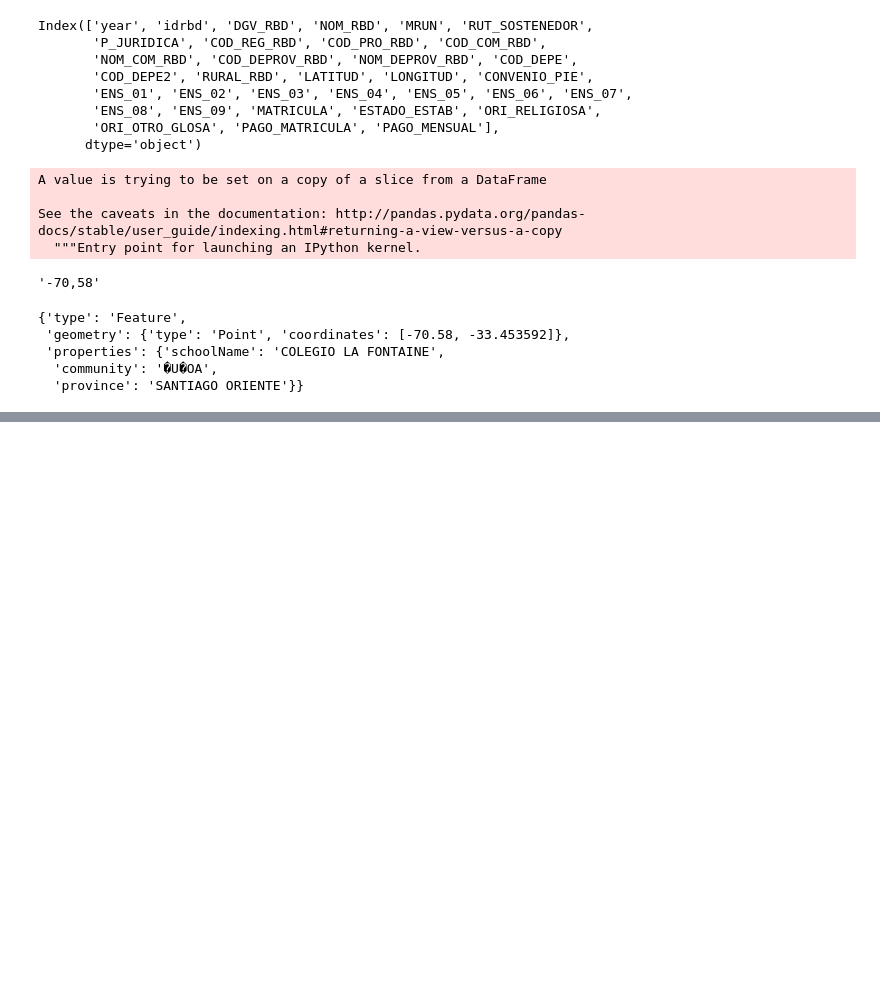
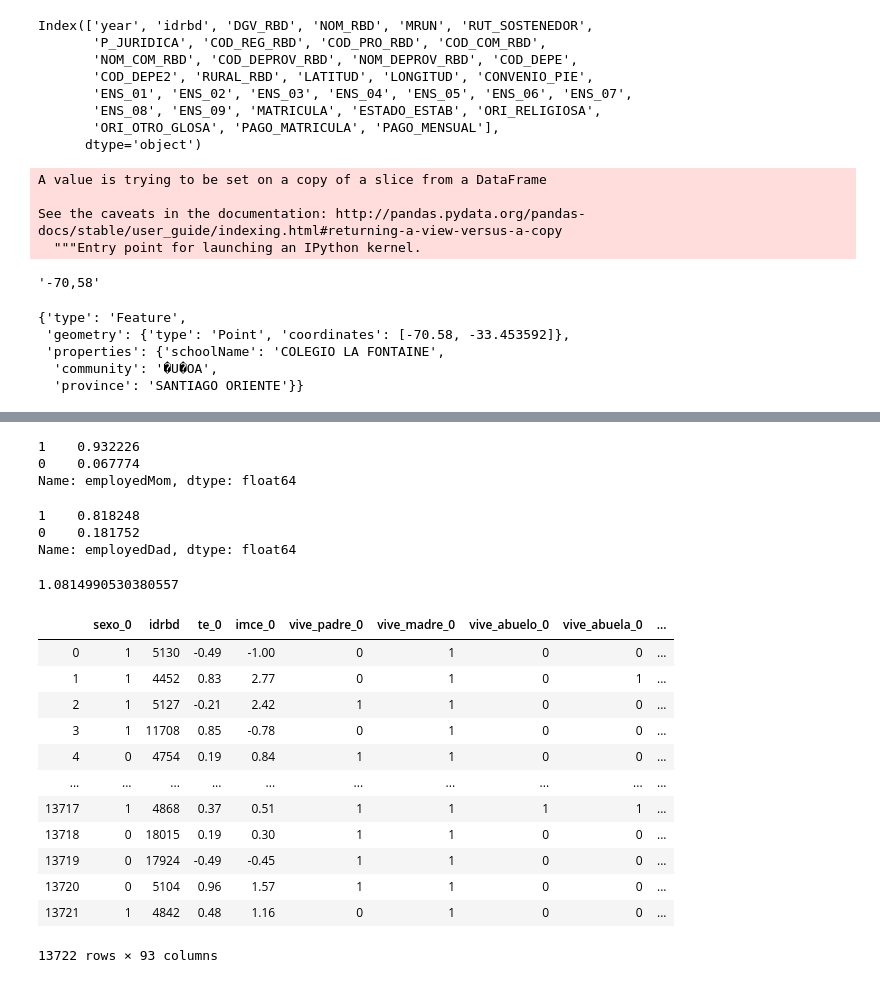
Before and after one commit to juancaros/junaeb, a Jupyter notebook: Intro.ipynb, the cells around one changed output, grey strips where cells are left out. Cells and saved outputs as stored; diff of their text form; code cells hidden in the pictures; blank space fills up the shorter version.

```diff
--- a/Intro.ipynb
+++ b/Intro.ipynb
@@ -13,6 +13,7 @@ cned = pd.read_csv('data/cned/cned.csv')
 sned = pd.read_csv('data/sned/sned.csv')
 mn = pd.read_csv('data/mn/1m2017.csv')
 geoData = pd.read_csv('data/geo/geo_rbd.csv')
+mn2017 = pd.read_csv('data/mn/mn_5p_2017b.csv')
 # sim1 = pd.read_csv('data/mn/1b2015.csv')
 cned.dropna(inplace=True)
 sned.dropna(inplace=True)
@@ -188,0 +219,10 @@ with open('./data/viz/geoOutput.json', 'w') as outfile:
+# %%
+# calculate percent of people employed
+i = 0
+mn2017['employedDad'] = 0
+while i < len(mn2017['ocu_padre_0']):
+    if mn2017['ocu_padre_0'][i] == 'no sabe / no aplica' or mn2017['ocu_padre_0'][i] == 'estudiante':
+        mn2017['employedDad'][i] = 0
+    else:
+        mn2017['employedDad'][i] = 1
+    i = i+1
@@ -188,0 +255,32 @@ with open('./data/viz/geoOutput.json', 'w') as outfile:
+# %%
+mn2017['employedMom'].value_counts(normalize=True)
+# %% [output]
+1    0.932226
+0    0.067774
+Name: employedMom, dtype: float64
+# %%
+mn2017['employedDad'].value_counts(normalize=True)
+# %% [output]
+1    0.818248
+0    0.181752
+Name: employedDad, dtype: float64
+# %%
+mn2017['imce_1'].mean()
+# %% [output]
+1.0814990530380557
+# %%
+mn2017
+# %% [output]
+|  | sexo_0 | idrbd | te_0 | imce_0 | vive_padre_0 | vive_madre_0 | vive_abuelo_0 | vive_abuela_0 | ... |
+| 0 | 1 | 5130 | -0.49 | -1.00 | 0 | 1 | 0 | 0 | ... |
+| 1 | 1 | 4452 | 0.83 | 2.77 | 0 | 1 | 0 | 1 | ... |
+| 2 | 1 | 5127 | -0.21 | 2.42 | 1 | 1 | 0 | 0 | ... |
+| 3 | 1 | 11708 | 0.85 | -0.78 | 0 | 1 | 0 | 0 | ... |
+| 4 | 0 | 4754 | 0.19 | 0.84 | 1 | 1 | 0 | 0 | ... |
+| ... | ... | ... | ... | ... | ... | ... | ... | ... | ... |
+| 13717 | 1 | 4868 | 0.37 | 0.51 | 1 | 1 | 1 | 1 | ... |
+| 13718 | 0 | 18015 | 0.19 | 0.30 | 1 | 1 | 0 | 0 | ... |
+| 13719 | 0 | 17924 | -0.49 | -0.45 | 1 | 1 | 0 | 0 | ... |
+| 13720 | 0 | 5104 | 0.96 | 1.57 | 1 | 1 | 0 | 0 | ... |
+| 13721 | 1 | 4842 | 0.48 | 1.16 | 0 | 1 | 0 | 0 | ... |
+13722 rows × 93 columns
```
Also changed, not shown: parts of 18 cells of this notebook, 5 other files.
